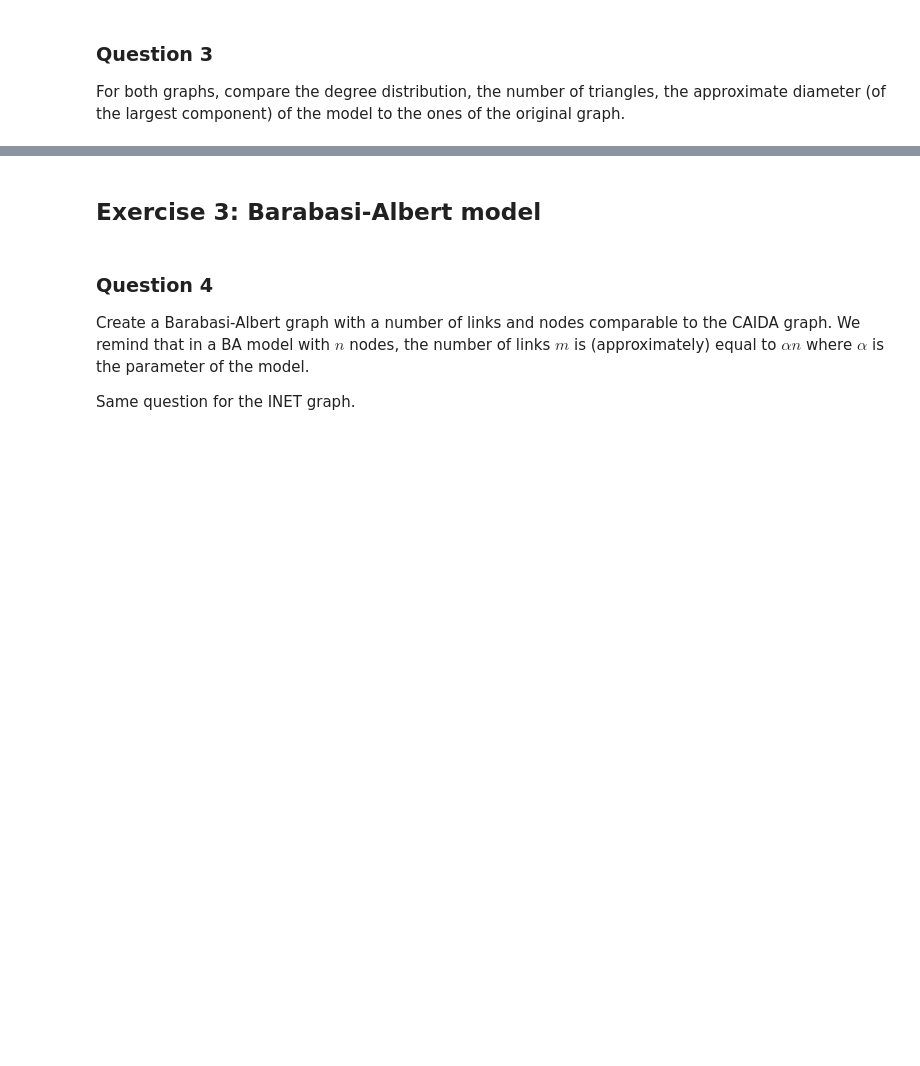
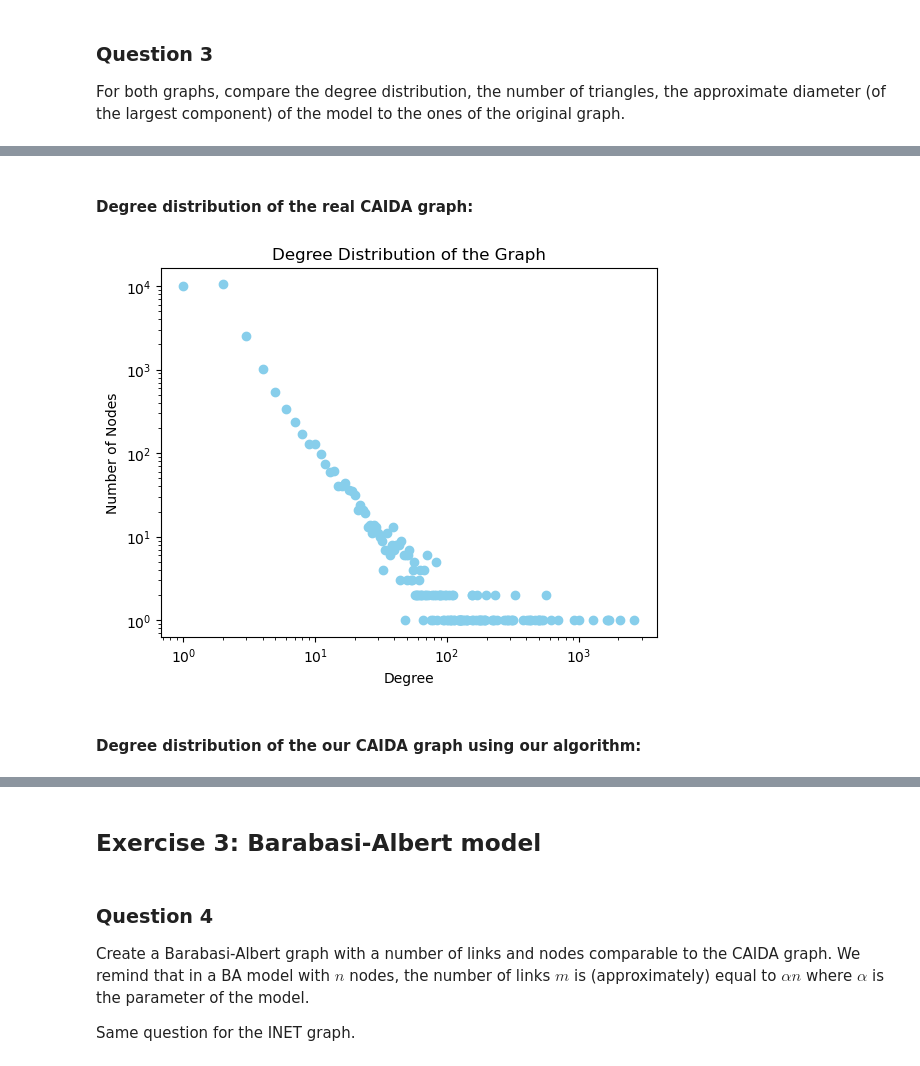
Before and after one commit to JackThay/NAM_TP4, a Jupyter notebook: TP4_Students_Jack-THAY_Thierry-UNG.ipynb, the cells around one changed output, grey strips where cells are left out. Drawn from its saved outputs; the diff is of its cells as text; code cells hidden in the pictures; blank space fills up the shorter version.

```diff
--- a/TP4_Students_Jack-THAY_Thierry-UNG.ipynb
+++ b/TP4_Students_Jack-THAY_Thierry-UNG.ipynb
@@ -464,3 +468,11 @@ print(degree_distribution)
+# %% [markdown]
+#### Degree distribution of the real CAIDA graph:
+# %%
+plot_degree_distribution(caida_graph)
+# %% [output]
+[figure, added]
+# %% [markdown]
+#### Degree distribution of the our CAIDA graph using our algorithm:
 # %%
 plot_degree_distribution(er_caida_graph)
 # %% [output]
```
Also changed, not shown: parts of 82 cells of this notebook.
